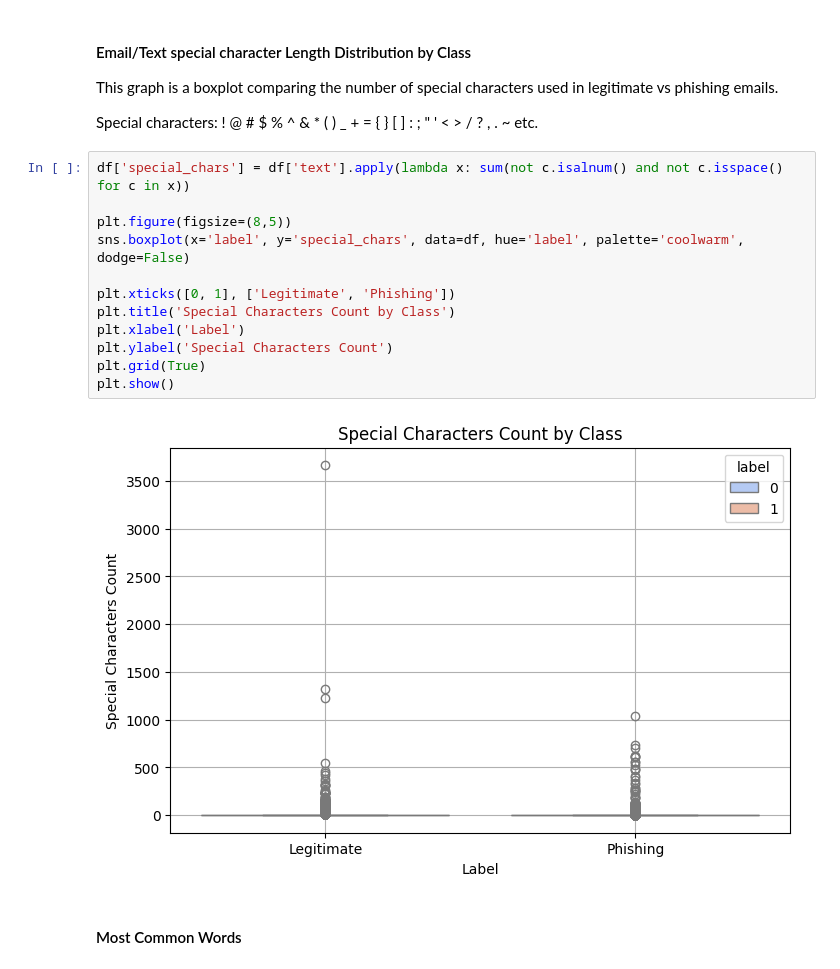
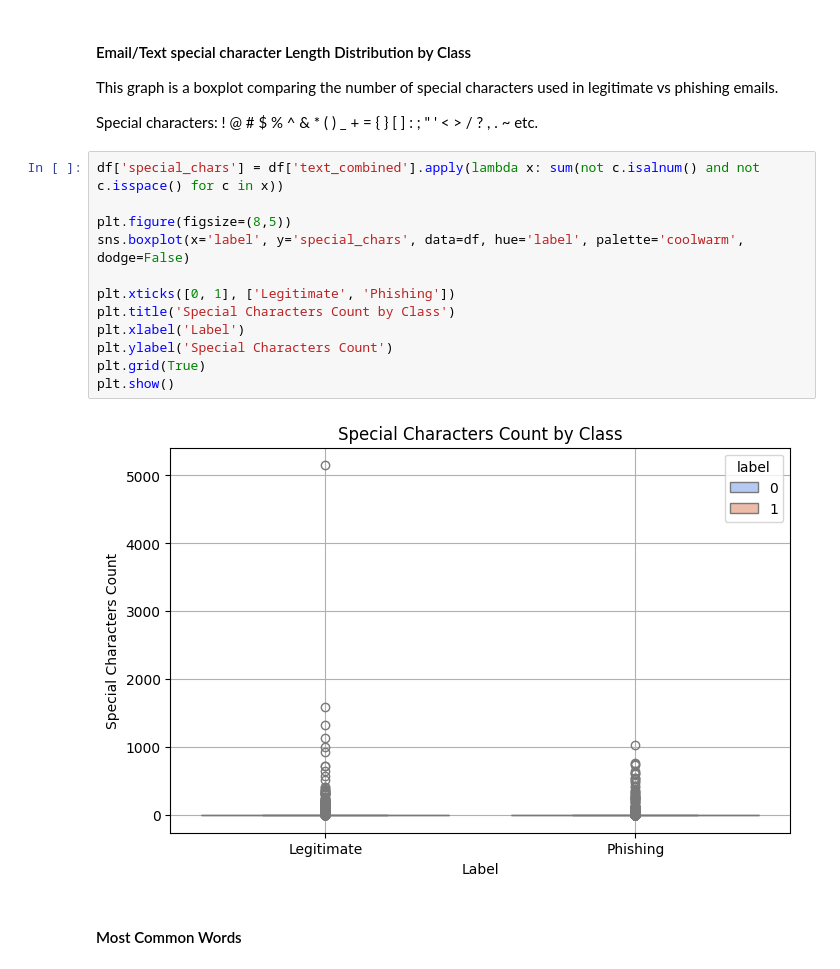
Before and after one commit to kushalshah0/colab_tools, a Jupyter notebook: ai-generated-phishing-emails-detection.ipynb, the cells around one changed output. Saved outputs shown, nothing was run; the diff lists cells and outputs as text.

```diff
--- a/ai-generated-phishing-emails-detection.ipynb
+++ b/ai-generated-phishing-emails-detection.ipynb
@@ -166,19 +166,19 @@ This graph is a boxplot comparing the number of special characters used in legit
 
 Special characters: ! @ # $ % ^ & * ( ) _ + = { } [ ] : ; " ' < > / ? , . ~ etc.
 # %%
-df['special_chars'] = df['text'].apply(lambda x: sum(not c.isalnum() and not c.isspace() for c in x))
+df['special_chars'] = df['text_combined'].apply(lambda x: sum(not c.isalnum() and not c.isspace() for c in x))
 
 plt.figure(figsize=(8,5))
 sns.boxplot(x='label', y='special_chars', data=df, hue='label', palette='coolwarm', dodge=False)
 
 plt.xticks([0, 1], ['Legitimate', 'Phishing'])
 plt.title('Special Characters Count by Class')
 plt.xlabel('Label')
 plt.ylabel('Special Characters Count')
 plt.grid(True)
 plt.show()
 # %% [output]
-[figure, old version]
+[figure, new version]
 # %% [markdown]
 #### Most Common Words
 # %%
```
